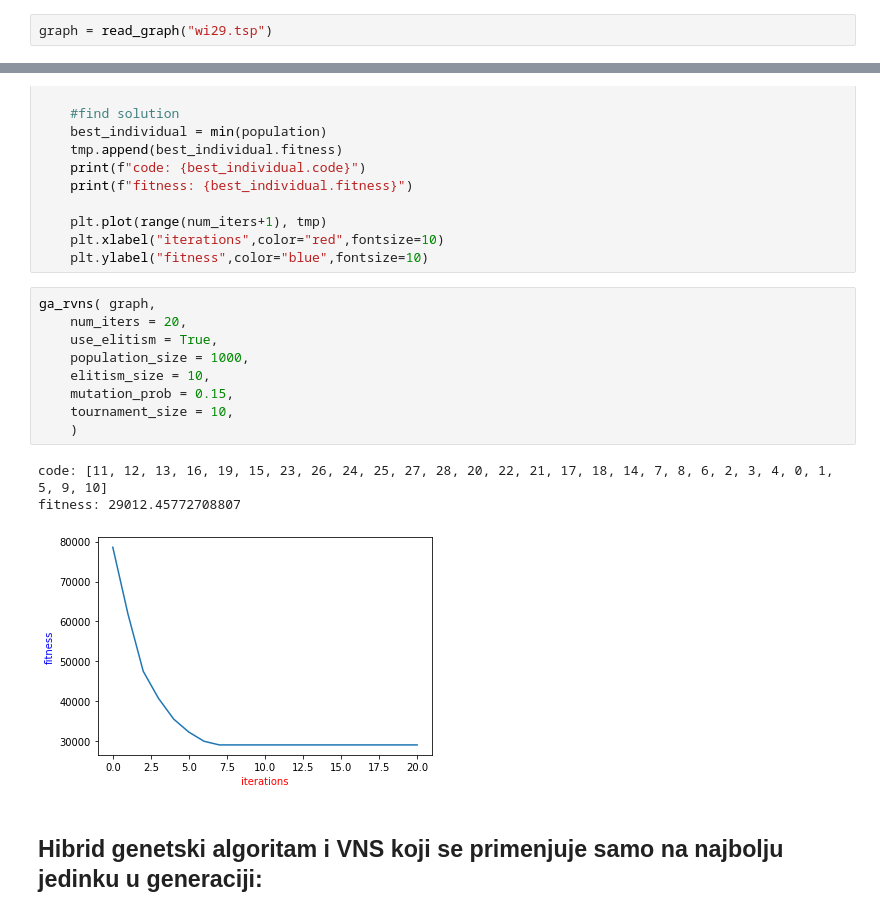
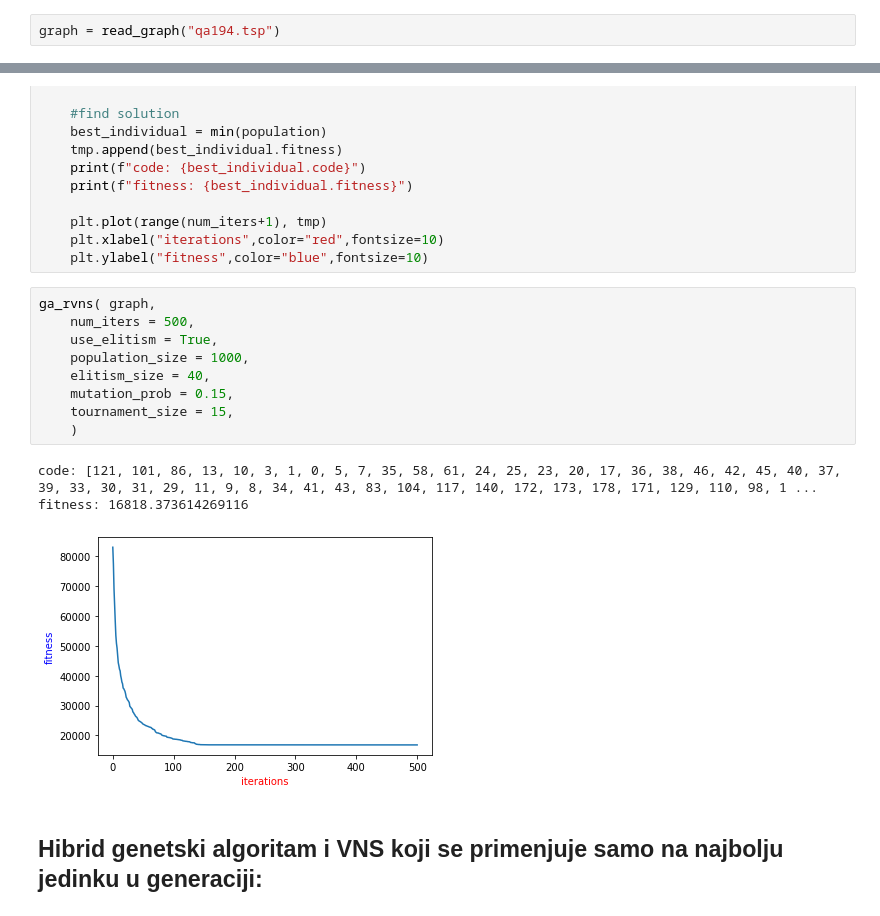
Before and after one commit to mkordic/ga_vns_hybrid, a Jupyter notebook: ga_vns_hybrid.ipynb, the cells around one changed output, grey strips where cells are left out. Saved outputs shown, nothing was run; the diff lists cells and outputs as text.

```diff
--- a/ga_vns_hybrid.ipynb
+++ b/ga_vns_hybrid.ipynb
@@ -31,7 +31,7 @@ def read_graph(file_path):
 
         return g
 # %%
-graph = read_graph("wi29.tsp")
+graph = read_graph("qa194.tsp")
 # %%
 graph[0][1]["distance"]
 # %% [output]
@@ -376,17 +369,17 @@ def ga_rvns(g,num_iters, use_elitism, elitism_size, mutation_prob, tournament_si
     plt.ylabel("fitness",color="blue",fontsize=10)
 # %%
 ga_rvns( graph,
-    num_iters = 20,
+    num_iters = 500,
     use_elitism = True,
     population_size = 1000,
-    elitism_size = 10,
+    elitism_size = 40,
     mutation_prob = 0.15,
-    tournament_size = 10,
+    tournament_size = 15,
     )
 # %% [output]
-code: [11, 12, 13, 16, 19, 15, 23, 26, 24, 25, 27, 28, 20, 22, 21, 17, 18, 14, 7, 8, 6, 2, 3, 4, 0, 1, 5, 9, 10]
-fitness: 29012.45772708807
+code: [121, 101, 86, 13, 10, 3, 1, 0, 5, 7, 35, 58, 61, 24, 25, 23, 20, 17, 36, 38, 46, 42, 45, 40, 37, 39, 33, 30, 31, 29, 11, 9, 8, 34, 41, 43, 83, 104, 117, 140, 172, 173, 178, 171, 129, 110, 98, 1 ...
+fitness: 16818.373614269116
-[figure, old version]
+[figure, new version]
 # %% [markdown]
 ## Hibrid genetski algoritam i VNS koji se primenjuje samo na najbolju jedinku u generaciji:
 # %%
```
Also changed, not shown: parts of 13 cells of this notebook.
